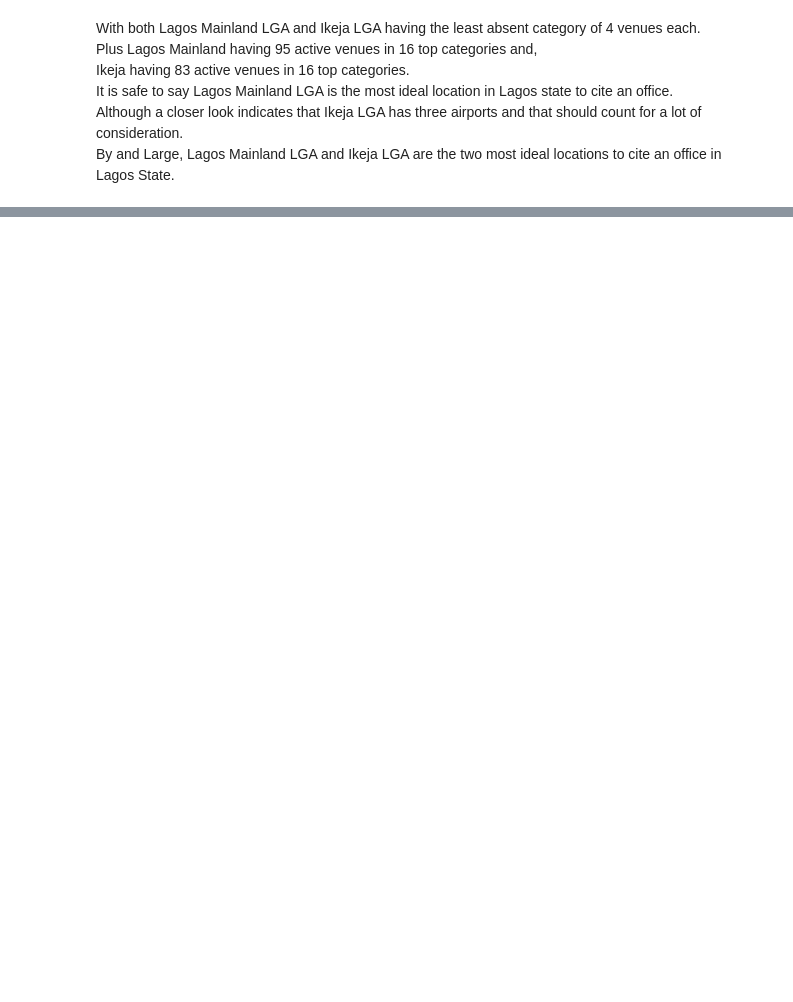
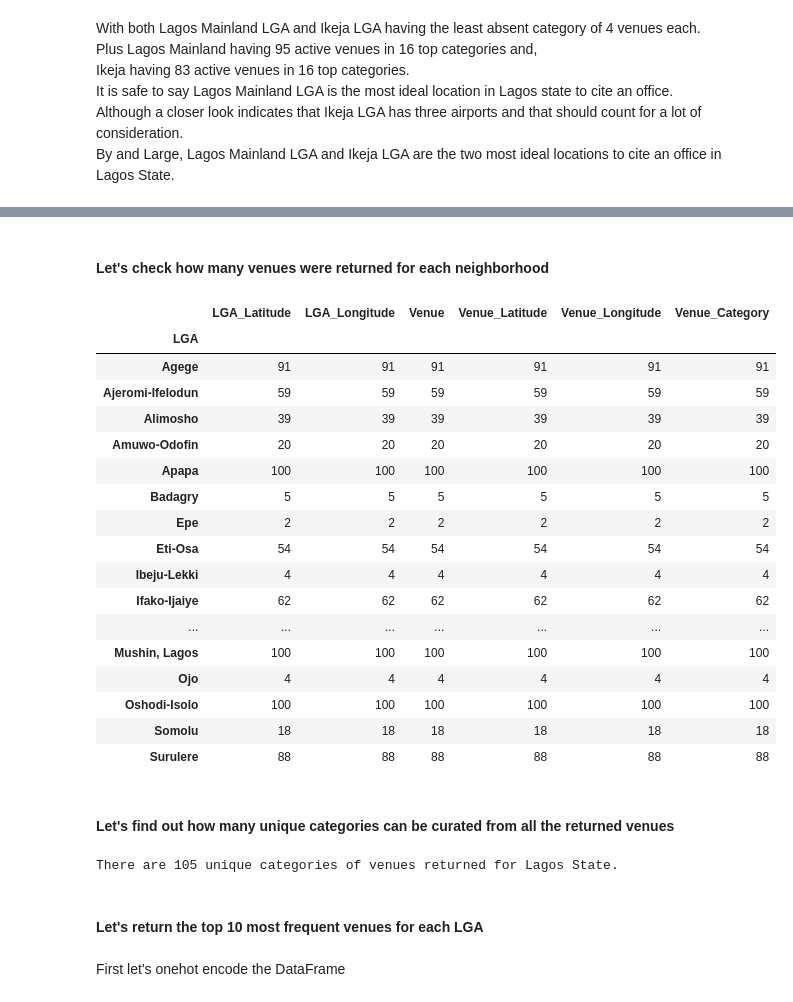
Before and after one commit to Lawrence-Krukrubo/IBM_Data_Specialization_Capstone_Project, a Jupyter notebook: applied_data_science_capstone_project.ipynb, the cells around one changed output, grey strips where cells are left out. Saved outputs shown, nothing was run; the diff lists cells and outputs as text; code cells hidden in the pictures; blank space fills up the shorter version.

```diff
--- a/applied_data_science_capstone_project.ipynb
+++ b/applied_data_science_capstone_project.ipynb
@@ -979,0 +1020,8 @@ By and Large, Lagos Mainland LGA and Ikeja LGA are the two most ideal locations
+# %%
+address = 'Lagos Mainland'
+
+geolocator = Nominatim(user_agent="NG_explorer")
+location = geolocator.geocode(address)
+latitude = location.latitude
+longitude = location.longitude
+print('The geograpical coordinate of Lagos Mainland are {}, {}.'.format(latitude, longitude))
@@ -979,0 +1079,8 @@ By and Large, Lagos Mainland LGA and Ikeja LGA are the two most ideal locations
+# %%
+address = 'Lagos'
+
+geolocator = Nominatim(user_agent="NG_explorer")
+location = geolocator.geocode(address)
+latitude = location.latitude
+longitude = location.longitude
+print('The geograpical coordinate of Lagos State are {}, {}.'.format(latitude, longitude))
@@ -979,0 +1197,33 @@ By and Large, Lagos Mainland LGA and Ikeja LGA are the two most ideal locations
+# %% [markdown]
+#### Let's check how many venues were returned for each neighborhood
+# %%
+lagos_state_venues.groupby('LGA').count()
+# %% [output]
+|  | LGA_Latitude | LGA_Longitude | Venue | Venue_Latitude | Venue_Longitude | Venue_Category |
+| LGA |  |  |  |  |  |  |
+| Agege | 91 | 91 | 91 | 91 | 91 | 91 |
+| Ajeromi-Ifelodun | 59 | 59 | 59 | 59 | 59 | 59 |
+| Alimosho | 39 | 39 | 39 | 39 | 39 | 39 |
+| Amuwo-Odofin | 20 | 20 | 20 | 20 | 20 | 20 |
+| Apapa | 100 | 100 | 100 | 100 | 100 | 100 |
+| Badagry | 5 | 5 | 5 | 5 | 5 | 5 |
+| Epe | 2 | 2 | 2 | 2 | 2 | 2 |
+| Eti-Osa | 54 | 54 | 54 | 54 | 54 | 54 |
+| Ibeju-Lekki | 4 | 4 | 4 | 4 | 4 | 4 |
+| Ifako-Ijaiye | 62 | 62 | 62 | 62 | 62 | 62 |
+| ... | ... | ... | ... | ... | ... | ... |
+| Mushin, Lagos | 100 | 100 | 100 | 100 | 100 | 100 |
+| Ojo | 4 | 4 | 4 | 4 | 4 | 4 |
+| Oshodi-Isolo | 100 | 100 | 100 | 100 | 100 | 100 |
+| Somolu | 18 | 18 | 18 | 18 | 18 | 18 |
+| Surulere | 88 | 88 | 88 | 88 | 88 | 88 |
+# %% [markdown]
+#### Let's find out how many unique categories can be curated from all the returned venues
+# %%
+print('There are {} unique categories of venues returned for Lagos State.'.format(lagos_state_venues['Venue_Category'].nunique()))
+# %% [output]
+There are 105 unique categories of venues returned for Lagos State.
+# %% [markdown]
+#### Let's return the top 10 most frequent venues for each LGA
+# %% [markdown]
+First let's onehot encode the DataFrame
```
Also changed, not shown: parts of 63 cells of this notebook.
